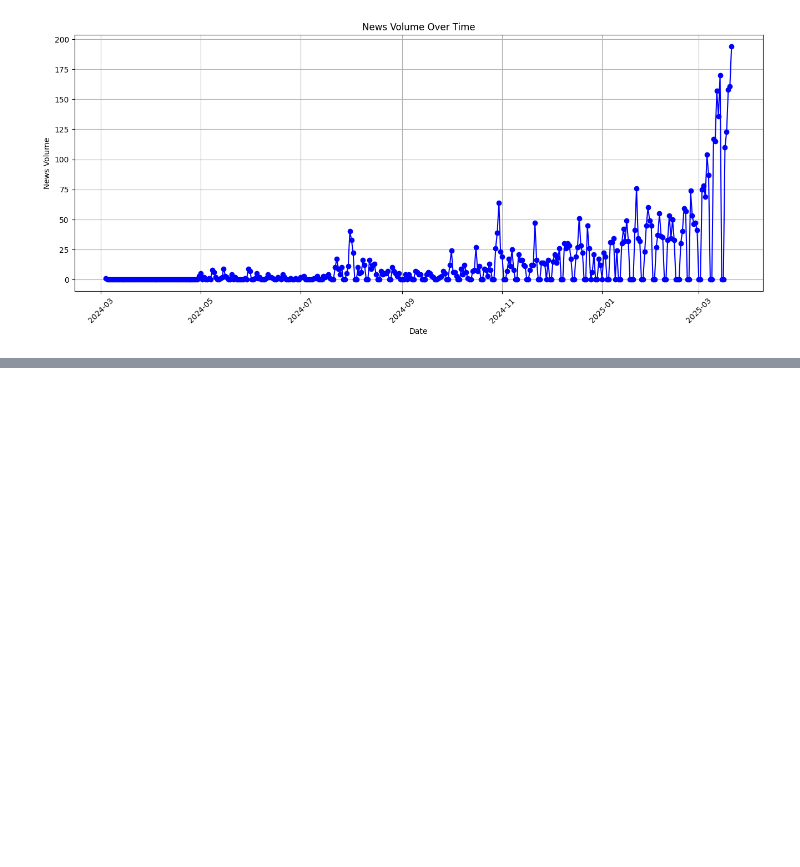
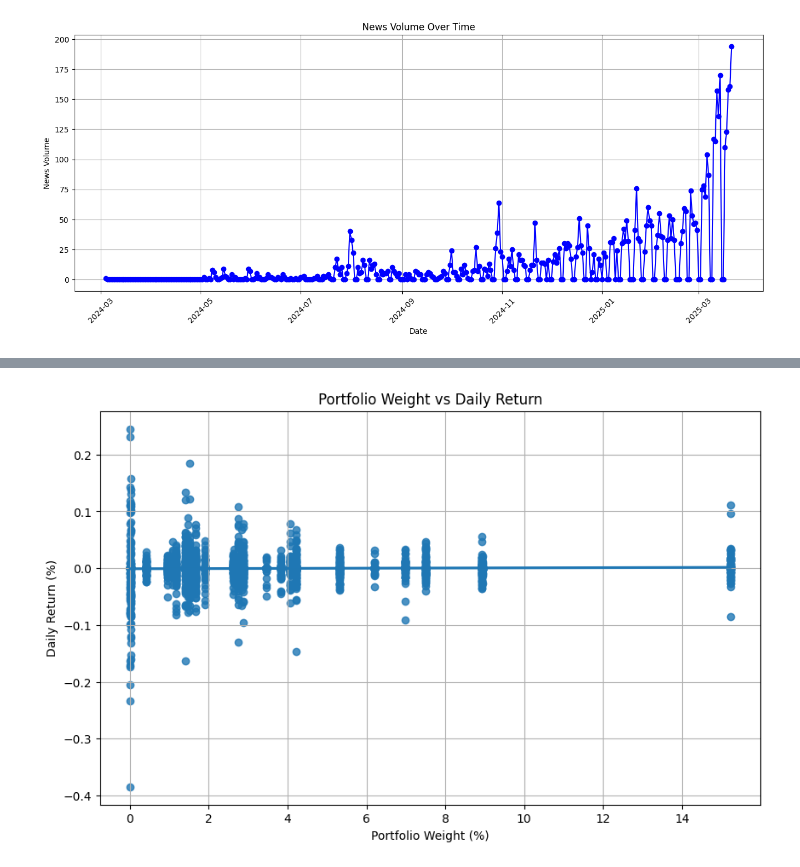
Before and after one commit to samyak-anand/Stock-Portfolio-Performance-and-News-Correlation-Analysis, a Jupyter notebook: Dags/Stock_Portfolio.ipynb, the cells around one changed output, grey strips where cells are left out. Drawn from its saved outputs; the diff is of its cells as text; code cells hidden in the pictures; blank space fills up the shorter version.

```diff
--- a/Dags/Stock_Portfolio.ipynb
+++ b/Dags/Stock_Portfolio.ipynb
@@ -232,15 +201,15 @@ plot_ticker_and_news_visualization(df)
 # %%
 # Resample tweets by day to analyze volume over time
 # Convert 'Date' column to DatetimeIndex and set it as index
-df['date'] = pd.to_datetime(df['date'])  # Convert 'Date' to datetime objects
-df.set_index('date', inplace=True)            # Set 'Date' column as the index
+df_vis['date'] = pd.to_datetime(df_vis['date'])  # Convert 'Date' to datetime objects
+df_vis.set_index('date', inplace=True)            # Set 'Date' column as the index
 
 # Now you can apply resample
-tweet_volume = df.resample("d").size()
+news_volume = df_vis.resample("d").size()
 
 # Plot
 plt.figure(figsize=(16, 6))
-plt.plot(tweet_volume.index, tweet_volume.values, marker="o", linestyle="-", color="b")
+plt.plot(news_volume.index, news_volume.values, marker="o", linestyle="-", color="b")
 plt.xlabel("Date")
 plt.ylabel("News Volume")
 plt.title("News Volume Over Time")
@@ -249,3 +218,5 @@ plt.xticks(rotation=45)
 plt.show()
 # %% [output]
 [figure]
+# %%
+df1= df.copy()
@@ -251,0 +243,17 @@ plt.show()
+# %%
+
+from scipy.stats import pearsonr
+df1['daily_return']= df1.groupby('ticker')['close'].pct_change()
+avg_return = df1.groupby('ticker')['daily_return'].mean().reset_index()
+avg_return.rename(columns={'daily_return': 'avg_return'}, inplace=True)
+
+
+
+# Merge with weight
+analysis_df = pd.merge(df1[['ticker', 'weight']], avg_return
+, on='ticker', how='left')
+
+# Calculate correlation
+correlation, p_value = pearsonr(analysis_df['weight'], analysis_df['avg_return'])
+
+print(f"Correlation between portfolio weight and average return: {correlation:.4f} (p-value: {p_value:.4f})")
@@ -251,0 +351,14 @@ plt.show()
+# %%
+from matplotlib import pyplot as plt
+import seaborn as sns
+
+# Assuming you have portfolio weights and returns calculated
+plt.figure(figsize=(10,6))
+sns.regplot(x='weight', y='daily_return', data=df1)
+plt.title('Portfolio Weight vs Daily Return')
+plt.xlabel('Portfolio Weight (%)')
+plt.ylabel('Daily Return (%)')
+plt.grid(True)
+plt.show()
+# %% [output]
+[figure, added]
```
Also changed, not shown: parts of 23 cells of this notebook, 9 other files.
